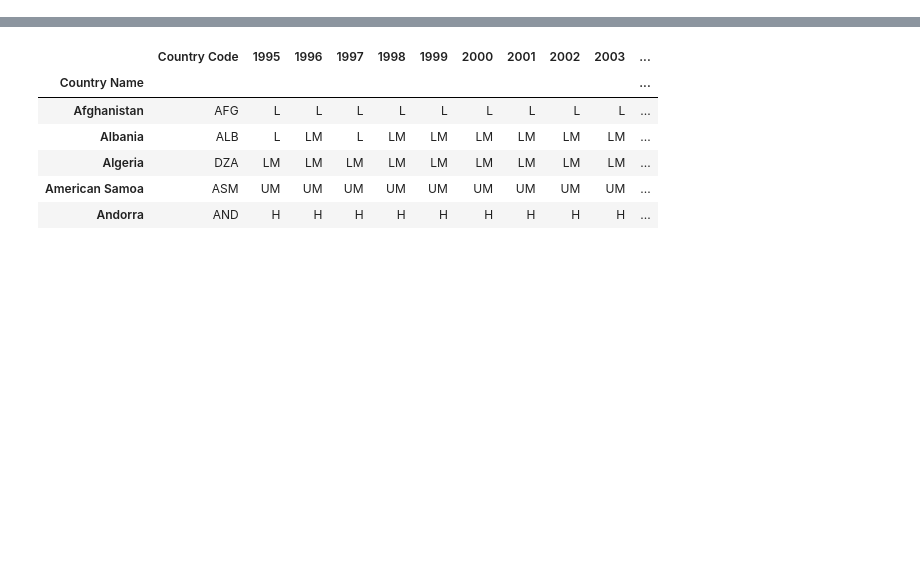
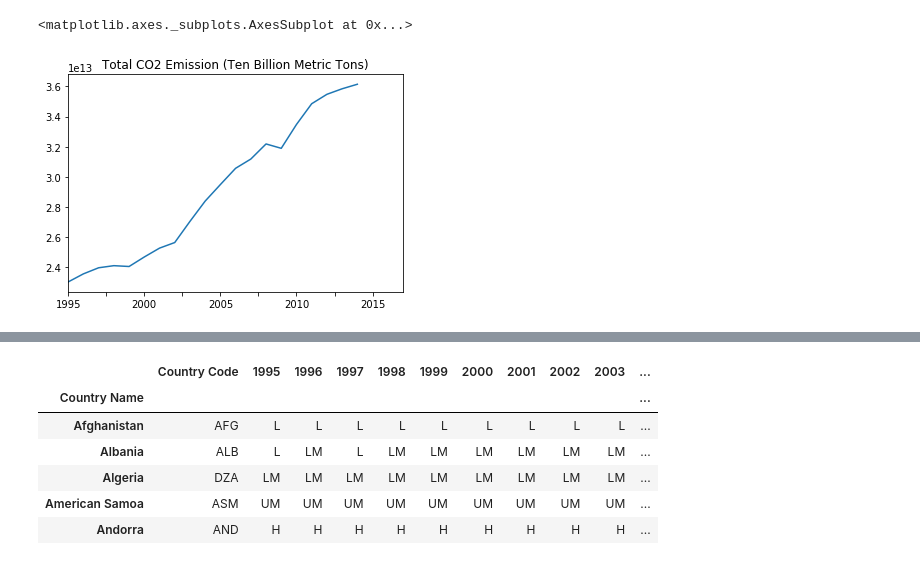
Before and after one commit to jason-hernandez-73/Project-1, a Jupyter notebook: test_data_analysis-checkpoint.ipynb, the cells around one changed output, grey strips where cells are left out. Saved outputs shown, nothing was run; the diff lists cells and outputs as text; code cells hidden in the pictures; blank space fills up the shorter version.

Commit message:
Lots More Plots

```diff
--- a/test_data_analysis-checkpoint.ipynb
+++ b/test_data_analysis-checkpoint.ipynb
@@ -13,4 +14,4 @@ gni_df = pd.read_csv("API_GNI_CLASS.csv", header=2)
 # %%
 # Set beginning and end time period
 begin_year = "1995"
-end_year = "2014"
+end_year = "2018"
@@ -17,24 +39,24 @@ end_year = "2014"
 # %%
 # Population DataFrame
 pop_a_df = pop_df.loc[:,["Country Name", "Country Code"]]
-pop_b_df = pop_df.loc[:,"1995":"2014"]
+pop_b_df = pop_df.loc[:, begin_year: end_year]
 pop_concat_df = pd.concat([pop_a_df,pop_b_df], axis=1)
 pop_concat_df = pop_concat_df.set_index("Country Name")
 
 # GDP DataFrame
 gdp_a_df = gdp_df.loc[:,["Country Name", "Country Code"]]
-gdp_b_df = gdp_df.loc[:,"1995":"2014"]
+gdp_b_df = gdp_df.loc[:,begin_year: end_year]
 gdp_concat_df = pd.concat([gdp_a_df,gdp_b_df], axis=1)
 gdp_concat_df = gdp_concat_df.set_index("Country Name")
 
 # CO2 DataFrame
 co2_a_df = co2_df.loc[:,["Country Name", "Country Code"]]
-co2_b_df = co2_df.loc[:,"1995":"2014"] * 1000 # Convert metric tons to kg.
+co2_b_df = co2_df.loc[:,begin_year: end_year] * 1000 # Convert metric tons to kg.
 co2_concat_df = pd.concat([co2_a_df,co2_b_df], axis=1)
 co2_concat_df = co2_concat_df.set_index("Country Name")
 
 # GNI DataFrame
 gni_a_df = gni_df.loc[:,["Country Name", "Country Code"]]
-gni_b_df = gni_df.loc[:,"1995":"2014"]
+gni_b_df = gni_df.loc[:,begin_year: end_year]
 gni_concat_df = pd.concat([gni_a_df,gni_b_df], axis=1)
 gni_concat_df = gni_concat_df.set_index("Country Name")
@@ -40,0 +87,7 @@ gni_concat_df = gni_concat_df.set_index("Country Name")
+# %%
+years_list=[str(each_year) for each_year in range(int(begin_year), int(end_year))]
+total_co2=co2_concat_df[years_list]*pop_concat_df[years_list]
+total_co2.loc['World'].plot(title='Total CO2 Emission (Ten Billion Metric Tons)')
+# %% [output]
+<matplotlib.axes._subplots.AxesSubplot at 0x...>
+[figure, added]
```
Also changed, not shown: parts of 15 cells of this notebook, 1 other file.
